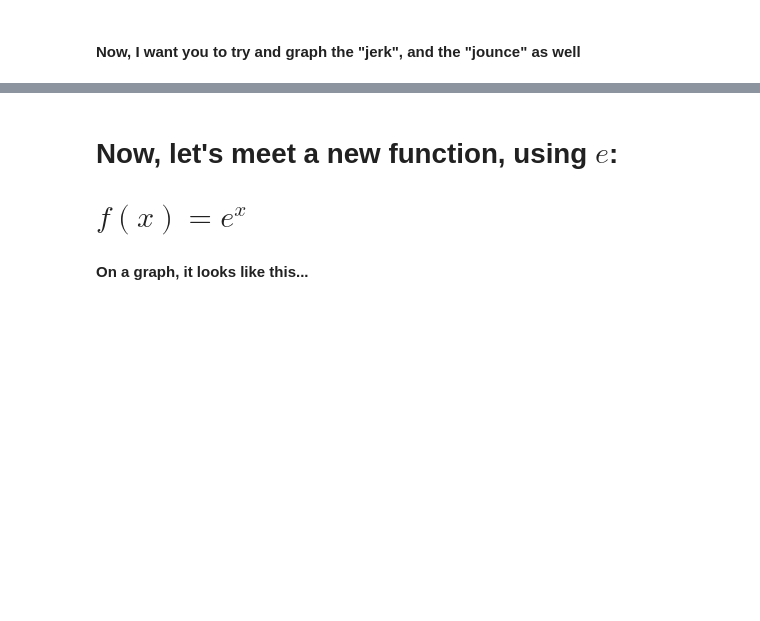
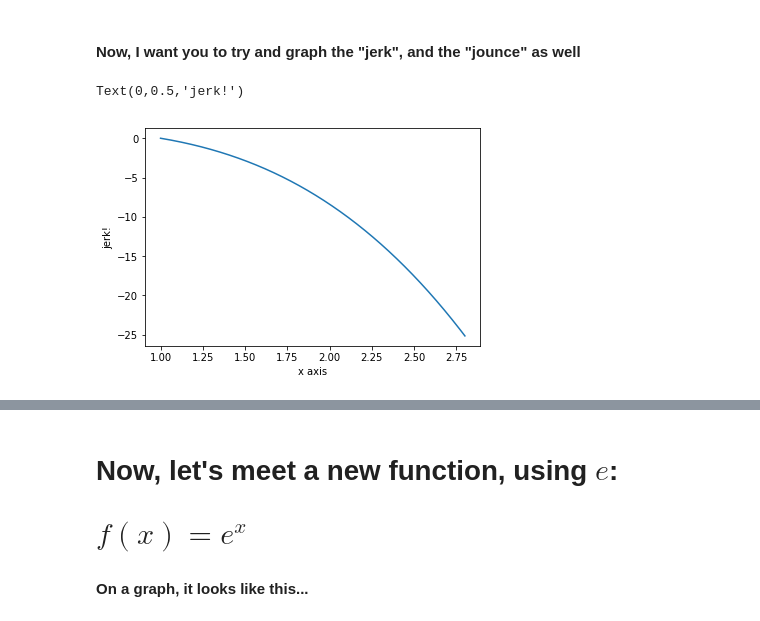
Before and after one commit to jonnyhyman/Programming-Classes, a Jupyter notebook: Math Magic/Week15_Notebook.ipynb, the cells around one changed output, grey strips where cells are left out. Drawn from its saved outputs; the diff is of its cells as text; code cells hidden in the pictures; blank space fills up the shorter version.

```diff
--- a/Math Magic/Week15_Notebook.ipynb
+++ b/Math Magic/Week15_Notebook.ipynb
@@ -113,0 +129,19 @@ Text(0,0.5,'acceleration!')
+# %%
+
+
+# PUT YOUR CODE HERE!
+jerk = sympy.lambdify(t, sympy.diff(
+                                sympy.diff(
+                                            sympy.diff(position, t), t) , t), modules=['numpy'])
+
+jounce = sympy.lambdify(t, sympy.diff(
+                                sympy.diff(
+                                    sympy.diff(
+                                            sympy.diff(position, t), t) , t), t), modules=['numpy'])
+
+plt.plot(tvals, jerk(tvals))
+plt.xlabel('x axis')
+plt.ylabel('jerk!')
+# %% [output]
+Text(0,0.5,'jerk!')
+[figure, added]
```
Also changed, not shown: parts of 14 cells of this notebook, 2 other files.
